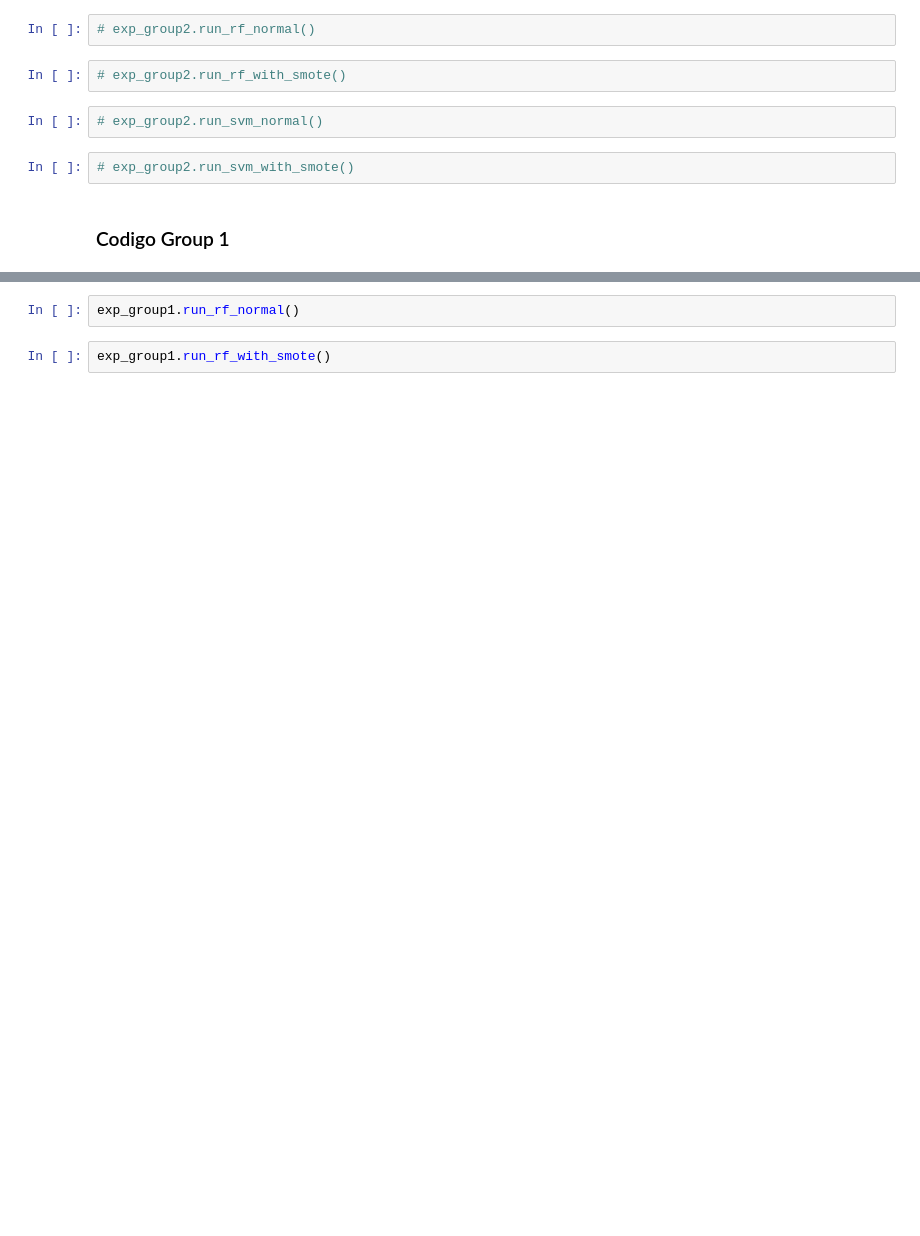
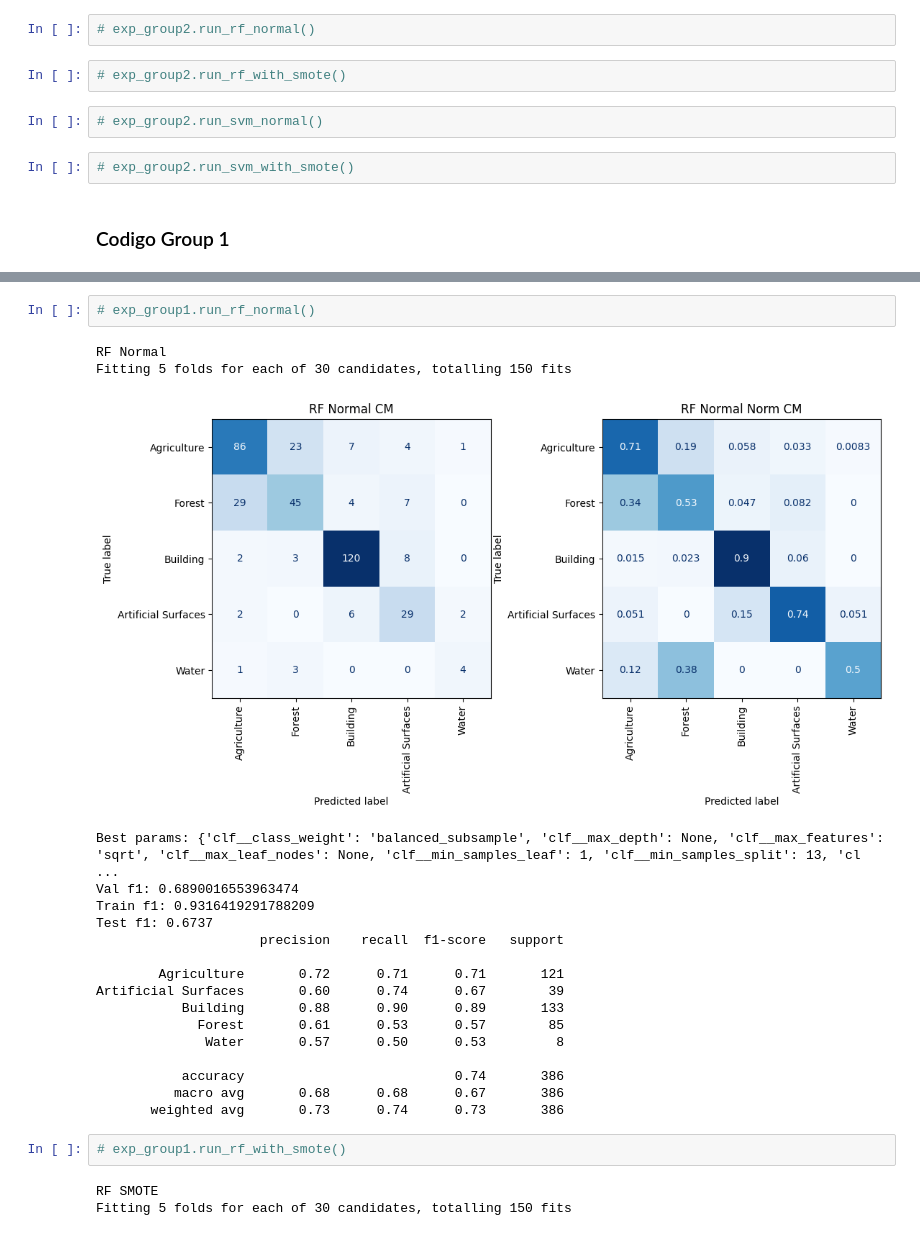
Before and after one commit to kshitijrajsharma/landcoverclassification, a Jupyter notebook: notebooks/train_clean.ipynb, the cells around one changed output, grey strips where cells are left out. Cells and saved outputs as stored; diff of their text form; blank space fills up the shorter version.

```diff
--- a/notebooks/train_clean.ipynb
+++ b/notebooks/train_clean.ipynb
@@ -441,5 +558,27 @@ Test f1: 0.7261
 # %%
-exp_group1.run_rf_normal()
+# exp_group1.run_rf_normal()
+# %% [output]
+RF Normal
+Fitting 5 folds for each of 30 candidates, totalling 150 fits
+[figure, added]
+Best params: {'clf__class_weight': 'balanced_subsample', 'clf__max_depth': None, 'clf__max_features': 'sqrt', 'clf__max_leaf_nodes': None, 'clf__min_samples_leaf': 1, 'clf__min_samples_split': 13, 'cl ...
+Val f1: 0.6890016553963474
+Train f1: 0.9316419291788209
+Test f1: 0.6737
+                     precision    recall  f1-score   support
+
+        Agriculture       0.72      0.71      0.71       121
+Artificial Surfaces       0.60      0.74      0.67        39
+           Building       0.88      0.90      0.89       133
+             Forest       0.61      0.53      0.57        85
+              Water       0.57      0.50      0.53         8
+
+           accuracy                           0.74       386
+          macro avg       0.68      0.68      0.67       386
+       weighted avg       0.73      0.74      0.73       386
 # %%
-exp_group1.run_rf_with_smote()
+# exp_group1.run_rf_with_smote()
+# %% [output]
+RF SMOTE
+Fitting 5 folds for each of 30 candidates, totalling 150 fits
 # %%
```
Also changed, not shown: parts of 6 cells of this notebook.
